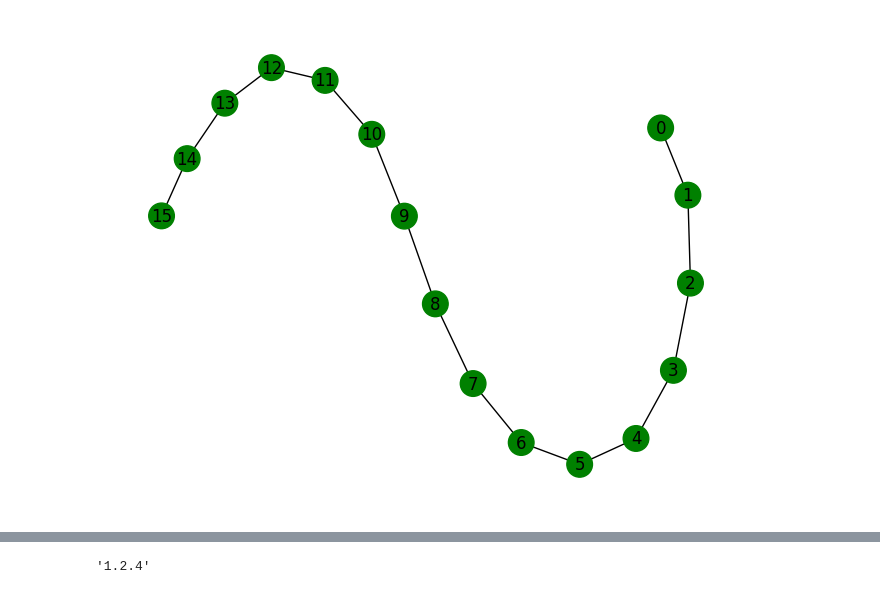
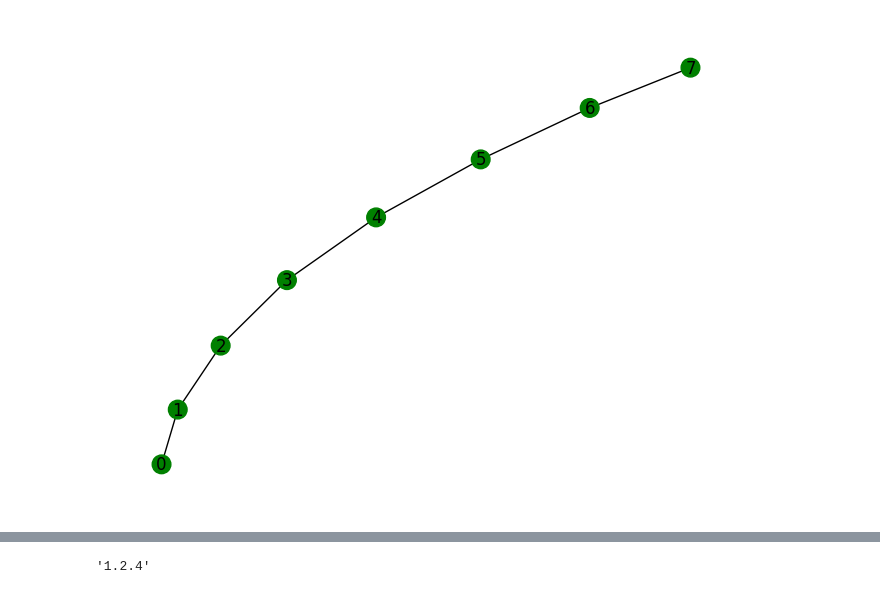
Before and after one commit to felix-burt/DISQCO, a Jupyter notebook: Demos/beta/heterogeneous_partitioning_demo.ipynb, the cells around one changed output, grey strips where cells are left out. Saved outputs shown, nothing was run; the diff lists cells and outputs as text; code cells hidden in the pictures.

```diff
--- a/Demos/beta/heterogeneous_partitioning_demo.ipynb
+++ b/Demos/beta/heterogeneous_partitioning_demo.ipynb
@@ -9,98 +9,24 @@ from disqco.graphs.quantum_network import QuantumNetwork, linear_coupling, grid_
 
 import pickle
 
-num_qubits = 256
-
-circuit = QAOA_random(num_qubits, prob = 0.5, reps = 1)
-# circuit = QFT(num_qubits,do_swaps = False)
+num_qubits = 64
 
 circuit = cp_fraction(  num_qubits=num_qubits,
                         depth=num_qubits,
                         fraction= 0.5)
 
-# with open("circuit.pkl", "wb") as f:
-#     pickle.dump(circuit, f)
-
-# circuit = QuantumVolume(num_qubits, depth = num_qubits)
-
-# with open("circuit.pkl", "rb") as f:
-#     circuit = pickle.load(f)
-
-# circuit = cz_fraction(  num_qubits=num_qubits,
-                        # depth=num_qubits,
-                        # fraction= 0.5)
-
-# from QASMBench.interface.qiskit import QASMBenchmark
-
-# # path to the root directory of QASMBench
-# path = "QASMBench"
-# # selected category for QASMBench
-# category = "large"
-# # select only the circuits with the number of qubits in the list
-# num_qubits_list = list(range(3, 200))
-# # whether to remove the final measurement in the circuit
-# remove_final_measurements = True
-# # whether to use qiskit.transpile() to transpile the circuits (note: must provide qiskit backend)
-# do_transpile = True  # Changed to True for transpiling circuits
-# # arguments for qiskit.transpile(). backend should be provided at least
-# transpile_args = { 'basis_gates': ['u', 'cp']}
-# bm = QASMBenchmark(path, category, num_qubits_list=num_qubits_list, do_transpile=do_transpile, **transpile_args, remove_final_measurements=remove_final_measurements)
-# for circuit in bm.circ_name_list:
-#     print(circuit)
-# circuit = bm.get('dnn_n51')
-
 num_qubits = circuit.num_qubits
 
 circuit = transpile(circuit, basis_gates = ['cp', 'u'])
 
-# num_qubits = circuit.num_qubits
-
-# print("Number of qubits:", num_qubits)
-
-
-num_partitions = 16
-
-
-import math
-
+num_partitions = 8
 
 
 qpu_sizes = [int(num_qubits/num_partitions)+1]*num_partitions
 
-qpu_sizes = {i : qpu_sizes[i] for i in range(num_partitions)}
-
-print("QPU sizes:", qpu_sizes)
-
-
 coupling = [[i, i+1] for i in range(num_partitions-1)]
-
-# coupling = create_grid_coupling(num_partitions)
-
-# coupling = None
-
-# coupling = [[i, i+1] for i in range(num_partitions-1)]
-
-
-# coupling = create_grid_coupling(num_partitions)
-# coupling = [[i,j] for i in range(int(num_partitions/2)-1) for j in range(int(num_partitions/2)-1) if i != j]
-
-# coupling += [[i,j] for i in range(int(num_partitions/2)+1,num_partitions) for j in range(int(num_partitions/2)+1,num_partitions) if i != j]
-# coupling += [[int(num_partitions/2)-2, int(num_partitions/2)-1]]
-# coupling += [[int(num_partitions/2)-1, int(num_partitions/2)]]
-# coupling += [[int(num_partitions/2), int(num_partitions/2)+1]]
-
-from networkx import erdos_renyi_graph
-
-
-# graph = erdos_renyi_graph(num_partitions, 0.5)
-
-# coupling = [[i,j] for i in range(num_partitions) for j in range(num_partitions) if i != j and graph.has_edge(i,j)]
-
-# coupling = None
 
 network = QuantumNetwork(qpu_sizes, coupling)
 
-print(qpu_sizes)
-
 network.draw()
 # %% [output]
@@ -109,4 +33,4 @@ QPU sizes: {0: 17, 1: 17, 2: 17, 3: 17, 4: 17, 5: 17, 6: 17, 7: 17, 8: 17, 9: 17
-[figure, old version]
+[figure, new version]
 # %%
 graph = QuantumCircuitHyperGraph(circuit, group_gates = True, anti_diag = True)
 assignment = set_initial_partitions(network=network, num_qubits=num_qubits, depth=graph.depth)
```
Also changed, not shown: parts of 8 cells of this notebook, 15 other files.
